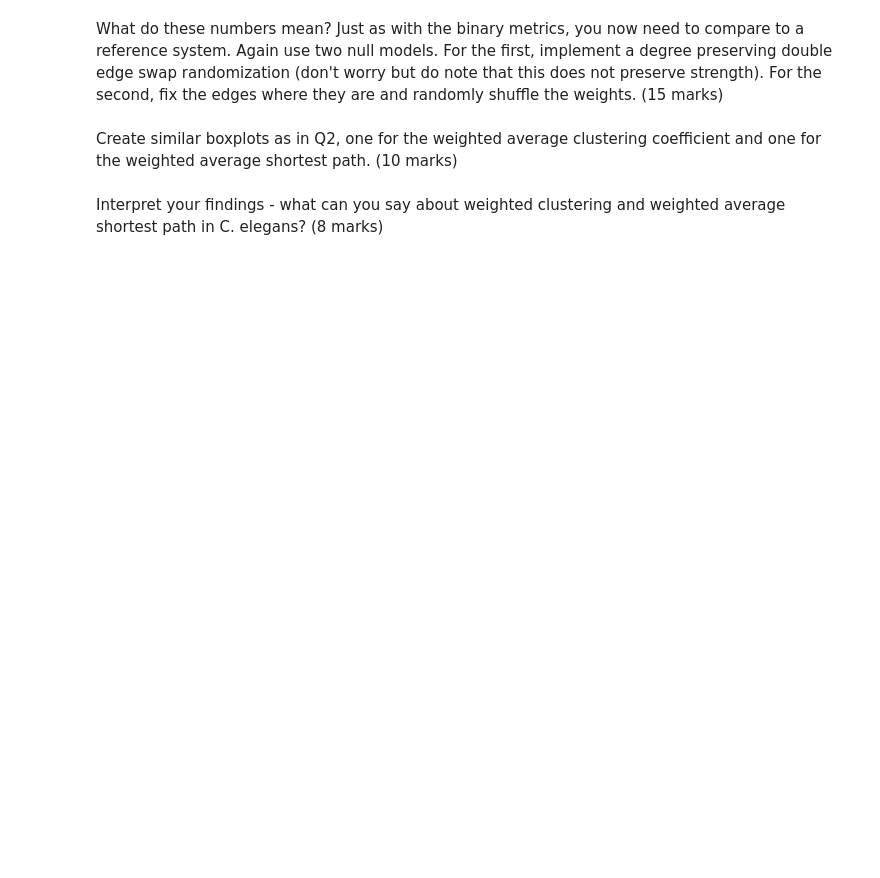
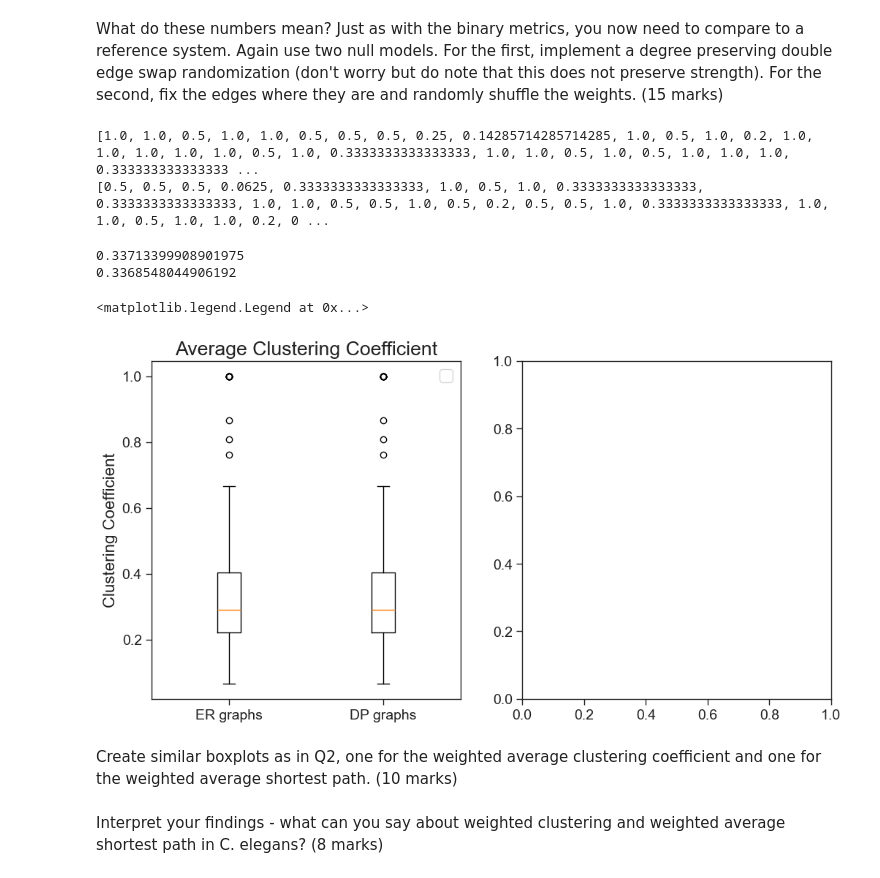
Before and after one commit to matthew-mcc/Connectomics, a Jupyter notebook: Exercises/CPSC-601-Connectomics-Fall24-Exercise-1.ipynb, the cells around one changed output. Cells and saved outputs as stored; diff of their text form; code cells hidden in the pictures; blank space fills up the shorter version.

```diff
--- a/Exercises/CPSC-601-Connectomics-Fall24-Exercise-1.ipynb
+++ b/Exercises/CPSC-601-Connectomics-Fall24-Exercise-1.ipynb
@@ -619,5 +611,60 @@ Weighted average shortest path length BEFORE inversion: 2.435625692993992
 # %% [markdown]
 What do these numbers mean? Just as with the binary metrics, you now need to compare to a reference system. Again use two null models. For the first, implement a degree preserving double edge swap randomization (don't worry but do note that this does not preserve strength). For the second, fix the edges where they are and randomly shuffle the weights. (15 marks)
+# %%
+import random
+# First, let's implement a degree preserving double edge swap randomization
+# DP_RAND_G = nx.double_edge_swap(IW_G, nswap=1, max_tries=100, seed=123)
+
+# SUPER IMPORTANT TO DEEP COPY THIS WAY: https://networkx.org/documentation/stable/reference/classes/generated/networkx.Graph.copy.html
+DP_RAND_G = copy.deepcopy(IW_G) # DP, double edge swap randomization
+FE_SW_G = copy.deepcopy(IW_G) # Fixed Edges, swapped weights
+
+DP_RAND_G = nx.double_edge_swap(DP_RAND_G, nswap=1, max_tries=100, seed=123)
+
+# first, let's get the original weights as a list
+original_weights = []
+
+for u, v, d in IW_G.edges(data=True):
+    original_weights.append(d['weight'])
+
+print(original_weights)
+# second, let's shuffle the weights
+random.shuffle(original_weights)
+
+
+print(original_weights)
+
+
+# Third, let's plug them back into the graph
+for i, (u, v) in enumerate(FE_SW_G.edges()):
+    FE_SW_G.edges[u, v]['weight'] = original_weights[i] # need to keep the edges the same
+# %% [output]
+[1.0, 1.0, 0.5, 1.0, 1.0, 0.5, 0.5, 0.5, 0.25, 0.14285714285714285, 1.0, 0.5, 1.0, 0.2, 1.0, 1.0, 1.0, 1.0, 1.0, 0.5, 1.0, 0.3333333333333333, 1.0, 1.0, 0.5, 1.0, 0.5, 1.0, 1.0, 1.0, 0.333333333333333 ...
+[0.5, 0.5, 0.5, 0.0625, 0.3333333333333333, 1.0, 0.5, 1.0, 0.3333333333333333, 0.3333333333333333, 1.0, 1.0, 0.5, 0.5, 1.0, 0.5, 0.2, 0.5, 0.5, 1.0, 0.3333333333333333, 1.0, 1.0, 0.5, 1.0, 1.0, 0.2, 0 ...
+# %%
+weighted_average_clustering_dp = nx.clustering(DP_RAND_G)
+weighted_average_clustering_fe = nx.clustering(FE_SW_G)
+
+weighted_average_clustering_dp = list(weighted_average_clustering_dp.values())
+weighted_average_clustering_fe = list(weighted_average_clustering_fe.values())
+
+print(np.mean(weighted_average_clustering_fe))
+print(np.mean(weighted_average_clustering_dp))
+# Create box plots for average clustering coefficient
+fig, ax = plt.subplots(1, 2, figsize=(12, 6))
+
+# Box plot for average clustering coefficient
+ax[0].boxplot([weighted_average_clustering_dp, weighted_average_clustering_fe], labels=["ER graphs", "DP graphs"])
+# ax[0].scatter(1, real_clustering, color='red', label='C. elegans', zorder=3)
+# ax[0].scatter(2, real_clustering, color='red', zorder=3)
+ax[0].set_title("Average Clustering Coefficient")
+ax[0].set_ylabel("Clustering Coefficient")
+ax[0].legend()
+# %% [output]
+0.33713399908901975
+0.3368548044906192
+<matplotlib.legend.Legend at 0x...>
+[figure, added]
 # %% [markdown]
 Create similar boxplots as in Q2, one for the weighted average clustering coefficient and one for the weighted average shortest path. (10 marks)
 # %% [markdown]
```
Also changed, not shown: parts of 6 cells of this notebook.
